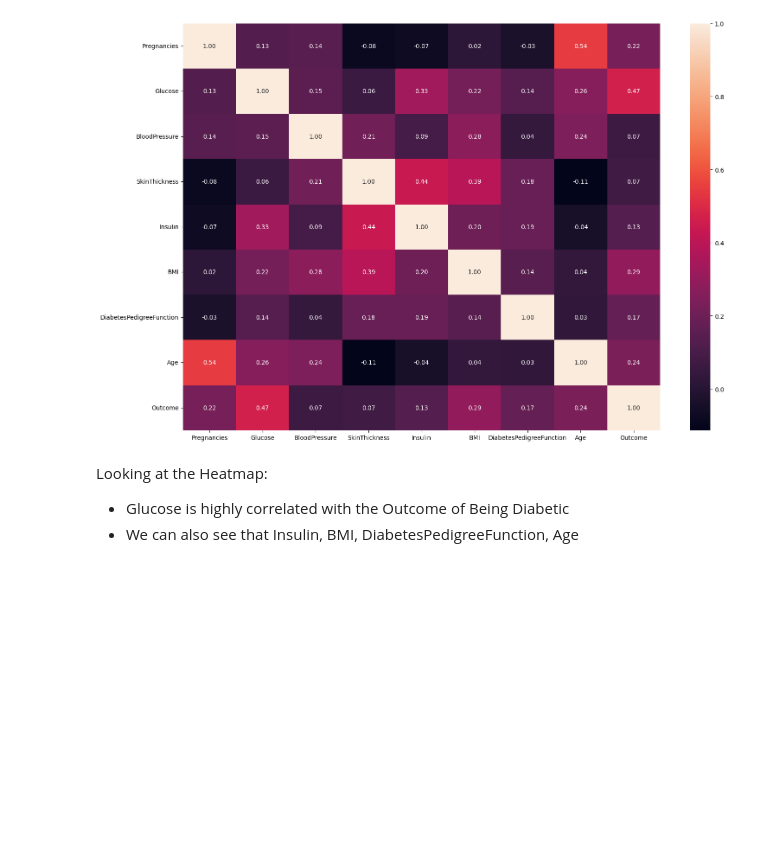
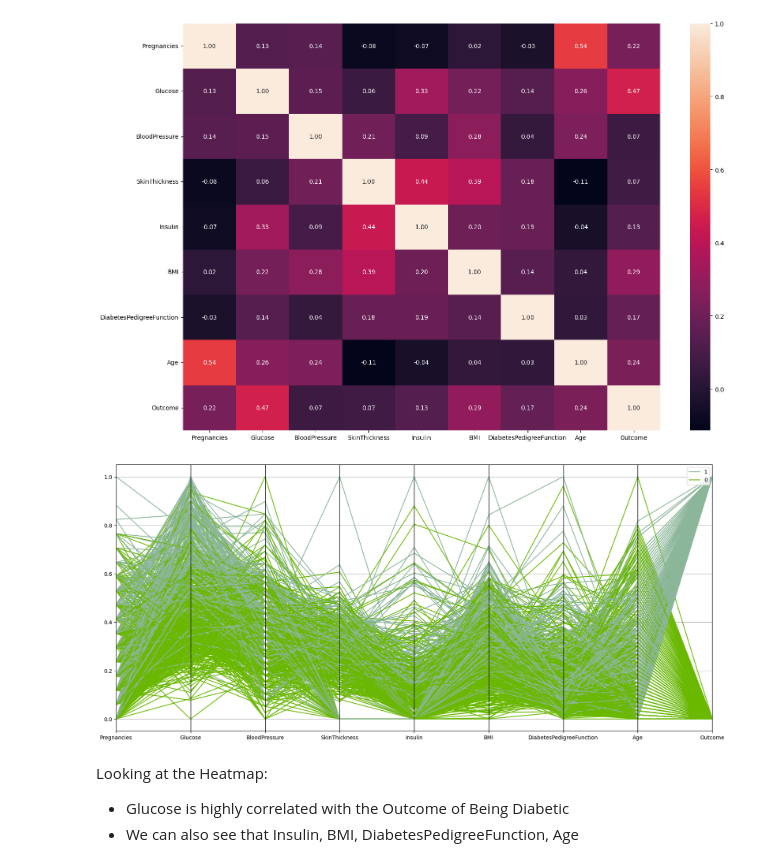
Before and after one commit to 4GeeksAcademy/gustavolima-decisiontree, a Jupyter notebook: src/explore.ipynb, the cells around one changed output. Cells and saved outputs as stored; diff of their text form; code cells hidden in the pictures; blank space fills up the shorter version.

```diff
--- a/src/explore.ipynb
+++ b/src/explore.ipynb
@@ -132,6 +132,16 @@ plt.tight_layout()
 plt.show()
 # %% [output]
 [figure]
+# %%
+# Plot Parallel Coordinates
+total_data = X
+total_data['Outcome'] = y
+
+plt.figure(figsize=(20, 9))
+pd.plotting.parallel_coordinates(total_data, "Name")
+plt.show()
+# %% [output]
+[figure, added]
 # %% [markdown]
 Looking at the Heatmap:
 
```
Also changed, not shown: parts of 11 cells of this notebook, 4 other files.
